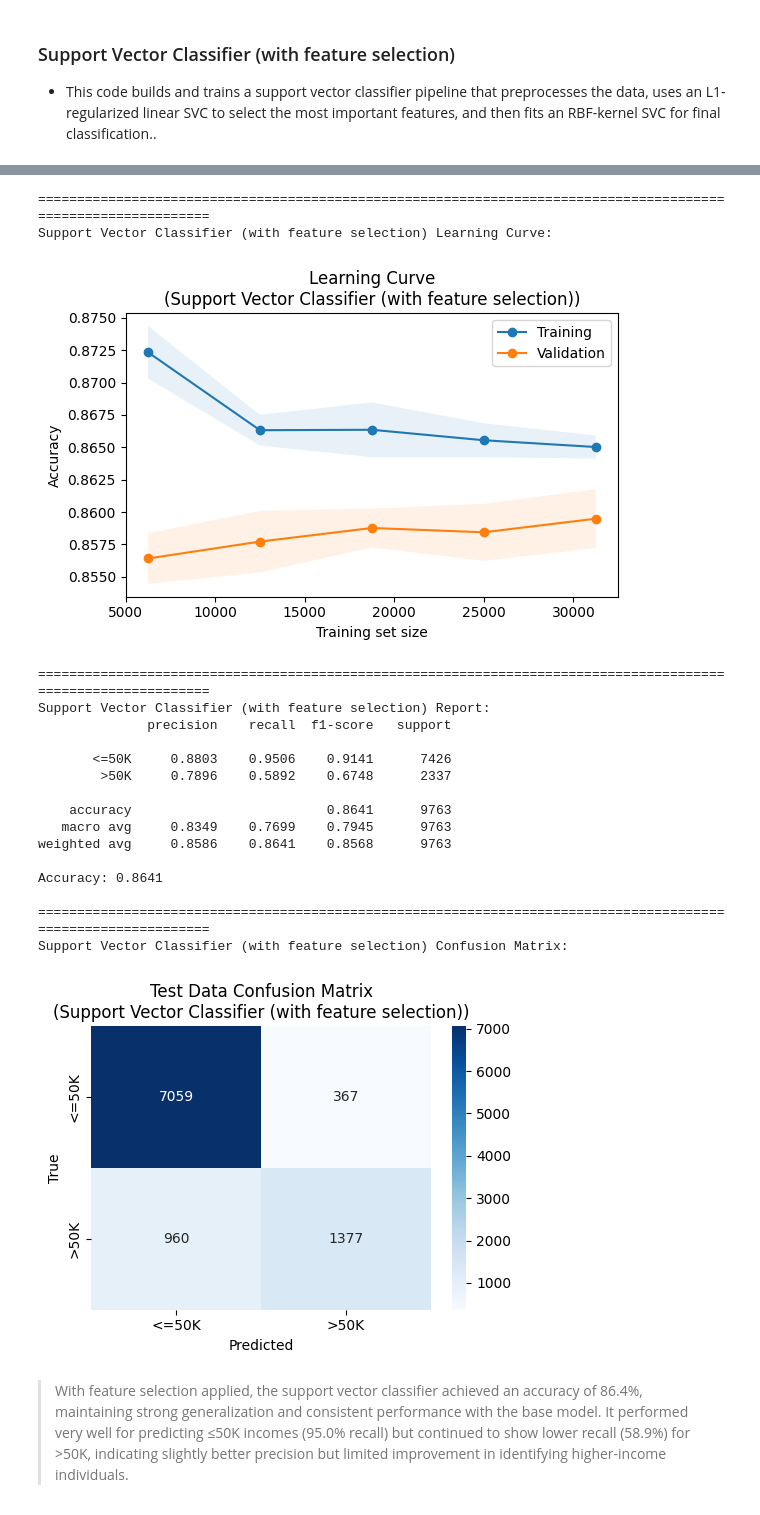
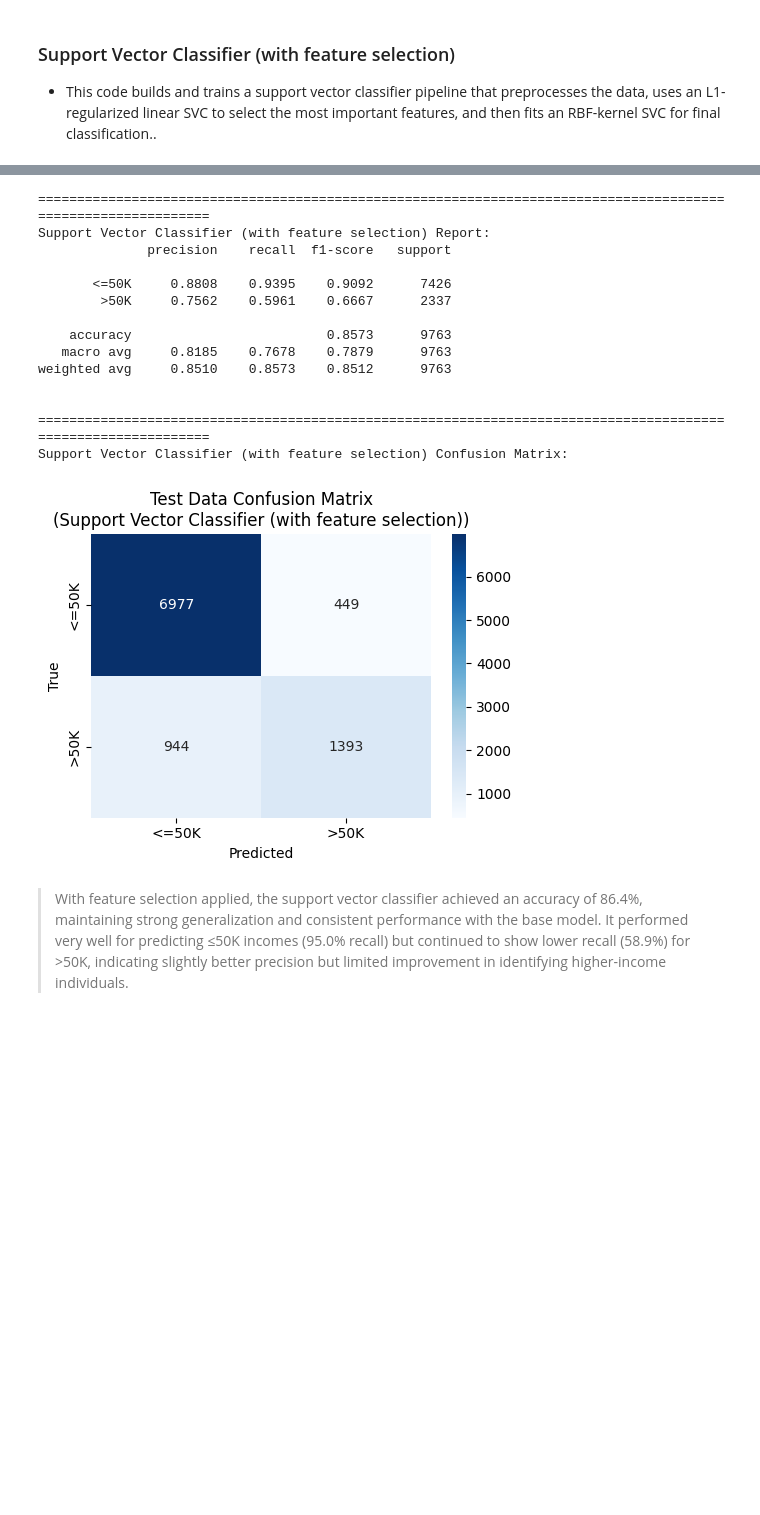
Before and after one commit to ryan-bulger/5509-Final-Project, a Jupyter notebook: 5509_income_modeling.ipynb, the cells around one changed output, grey strips where cells are left out. Cells and saved outputs as stored; diff of their text form; code cells hidden in the pictures; blank space fills up the shorter version.

```diff
--- a/5509_income_modeling.ipynb
+++ b/5509_income_modeling.ipynb
@@ -263,7 +292,7 @@ def best_params_for(results, name):
 - A Logistic Classifier predicts the probability that an observation belongs to a particular class by modeling the relationship between input features and a binary outcome using a logistic (sigmoid) function.
 # %%
 # Define classifier type
-clf_type = 'Logistic Classification'
+clf_type = 'Logistic Classification (base model)'
 
 # Create logistic classifier pipeline instance
 logistic_pipe = SkPipeline(steps=[
@@ -281,5 +310,5 @@ plot_learning_curve(logistic_pipe, X_train, y_train, clf_type)
 y_pred = logistic_pipe.predict(X_test)
 
 # Create classification output
-logistic_report = create_classification_output(y_test, y_pred, clf_type)
+create_classification_output(y_test, y_pred, clf_type)
 # %% [output]
@@ -413,16 +471,25 @@ Imbalanced datasets can influence both how a machine learning model learns and h
 ### Logistic Classifier (with over-sampling)
 -
 # %%
+# Define classifier type
+clf_type = 'Logistic Classification (with over-sampling)'
+
 # Create logistic classifier pipeline instance
 logistic_resample_pipe = ImbPipeline(steps=[
     ('preprocessor', preprocessor_transformer),
-    ('resample', SMOTE(random_state=42)),
-    ('classifier', LogisticRegression(max_iter=2000, n_jobs=-1))
+    ('resampler', SMOTE(random_state=42)),
+    ('classifier', LogisticRegression(max_iter=2000, n_jobs=-1, random_state=42))
 ])
 
 # Fit model
 logistic_resample_pipe = fit_model(logistic_resample_pipe, X_train, y_train, 'logistic_resample_pipe.pkl')
 
+# Plot learning curve
+plot_learning_curve(logistic_resample_pipe, X_train, y_train, clf_type)
+
+# Predict y_test
+y_pred = logistic_resample_pipe.predict(X_test)
+
 # Create classification output
-logistic_resample_accuracy = create_classification_output(logistic_resample_pipe, 'Logistic Classification (with over-sampling)')
+create_classification_output(y_test, y_pred, clf_type)
 # %% [output]
@@ -585,0 +698,22 @@ Features dropped from model:
+# %%
+# Define classifier type
+clf_type = 'Support Vector Classifier (with feature selection)'
+
+# Create logistic classifier pipeline instance
+svc_fs_pipe = SkPipeline(steps=[
+    ('preprocessor', preprocessor_transformer),
+    ('selector', SelectFromModel(LinearSVC(penalty='l1', dual=False, C=0.25, tol=1e-3, max_iter=50000, random_state=42))),
+    ('classifier', LinearSVC(random_state=42))
+])
+
+# Fit model
+svc_fs_pipe = fit_model(svc_fs_pipe, X_train, y_train, 'svc_fs_pipe.pkl')
+
+# Plot learning curve
+plot_learning_curve(svc_fs_pipe, X_train, y_train, clf_type)
+
+# Predict y_test
+y_pred = svc_fs_pipe.predict(X_test)
+
+# Show the dropped features
+show_selected_features(svc_fs_pipe, clf_type)
@@ -586,26 +745,22 @@ Features dropped from model:
 # %%
 # Create classification output
-svc_fs_accuracy = create_classification_output(svc_fs_pipe, 'Support Vector Classifier (with feature selection)')
+create_classification_output(y_test, y_pred, clf_type)
 # %% [output]
 ==============================================================================================================
-Support Vector Classifier (with feature selection) Learning Curve:
+Support Vector Classifier (with feature selection) Report:
+              precision    recall  f1-score   support
+
+       <=50K     0.8808    0.9395    0.9092      7426
+        >50K     0.7562    0.5961    0.6667      2337
+
+    accuracy                         0.8573      9763
+   macro avg     0.8185    0.7678    0.7879      9763
+weighted avg     0.8510    0.8573    0.8512      9763
+
+
+==============================================================================================================
+Support Vector Classifier (with feature selection) Confusion Matrix:
-[figure, old version]
+[figure, new version]
-==============================================================================================================
-Support Vector Classifier (with feature selection) Report:
-              precision    recall  f1-score   support
-
-       <=50K     0.8803    0.9506    0.9141      7426
-        >50K     0.7896    0.5892    0.6748      2337
-
-    accuracy                         0.8641      9763
-   macro avg     0.8349    0.7699    0.7945      9763
-weighted avg     0.8586    0.8641    0.8568      9763
-
-Accuracy: 0.8641
-
-==============================================================================================================
-Support Vector Classifier (with feature selection) Confusion Matrix:
-[figure, removed]
 # %% [markdown]
 > With feature selection applied, the support vector classifier achieved an accuracy of 86.4%, maintaining strong generalization and consistent performance with the base model. It performed very well for predicting ≤50K incomes (95.0% recall) but continued to show lower recall (58.9%) for >50K, indicating slightly better precision but limited improvement in identifying higher-income individuals.
 # %% [markdown]
```
Also changed, not shown: parts of 58 cells of this notebook, 1 other file.
